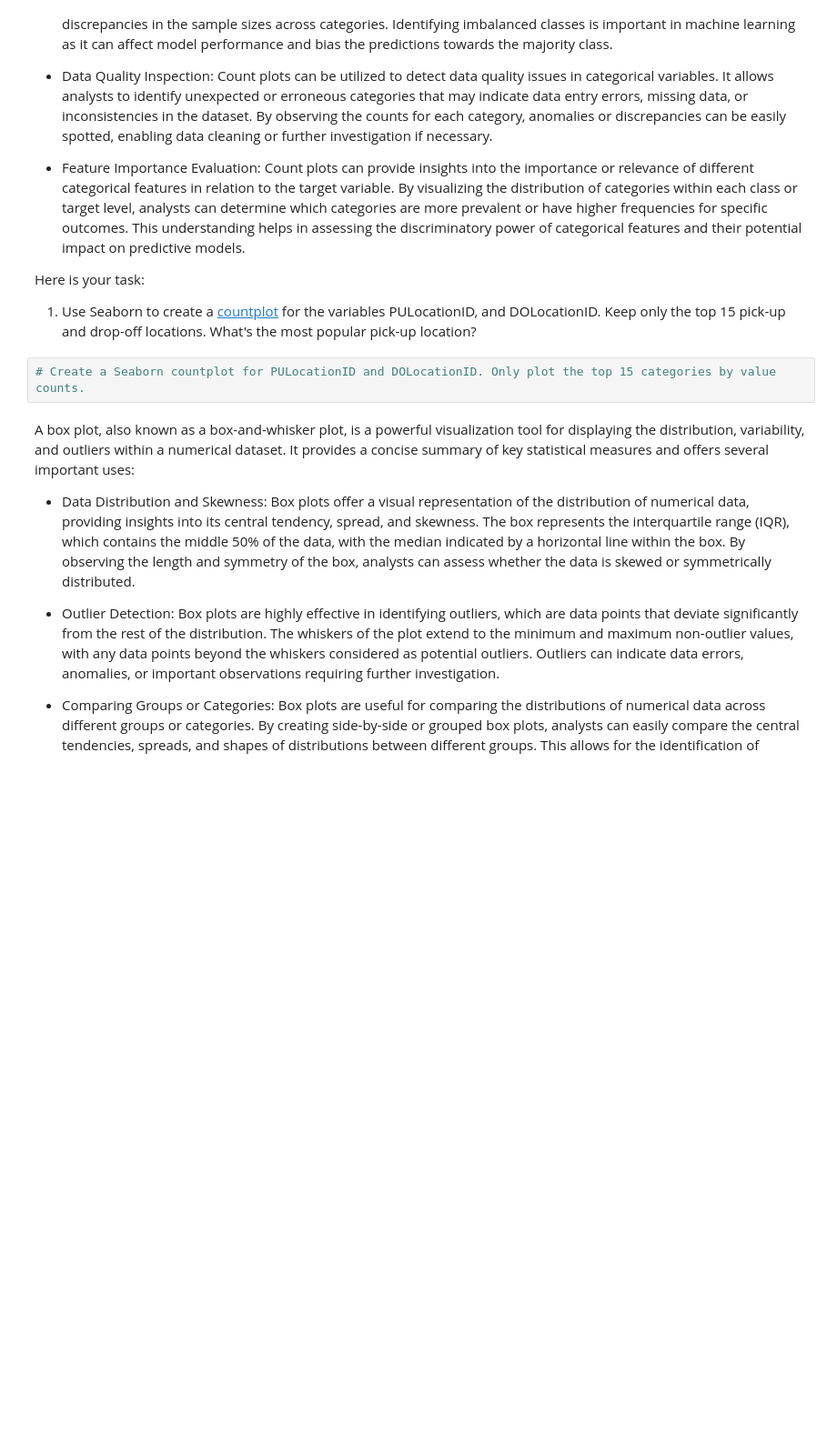
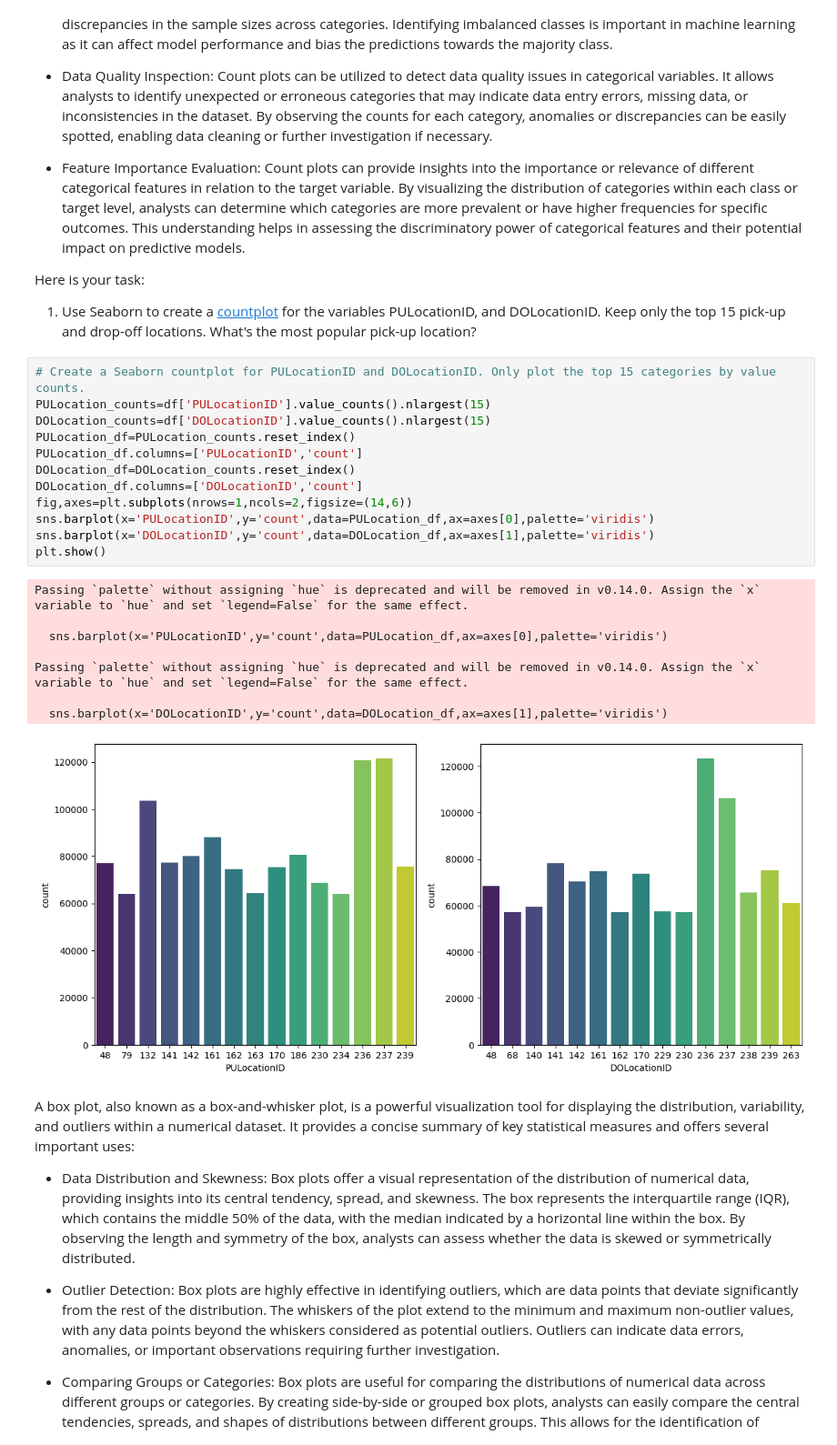
Before and after one commit to hlee014e/ucsd-mle-bootcamp, a Jupyter notebook: Student_MLE_MiniProject_EDA.ipynb, the cells around one changed output. Shown at 91% size. Cells and saved outputs as stored; diff of their text form; blank space fills up the shorter version.

```diff
--- a/Student_MLE_MiniProject_EDA.ipynb
+++ b/Student_MLE_MiniProject_EDA.ipynb
@@ -205,8 +205,27 @@ A count plot is a type of categorical plot that displays the number of occurrenc
 Here is your task:
 
   1. Use Seaborn to create a [countplot](https://seaborn.pydata.org/generated/seaborn.countplot.html) for the variables PULocationID, and DOLocationID. Keep only the top 15 pick-up and drop-off locations. What's the most popular pick-up location?
-# %%
-# Create a Seaborn countplot for PULocationID and DOLocationID. Only plot the top 15 categories by value counts.
+# %%
+# Create a Seaborn countplot for PULocationID and DOLocationID. Only plot the top 15 categories by value counts.
+PULocation_counts=df['PULocationID'].value_counts().nlargest(15)
+DOLocation_counts=df['DOLocationID'].value_counts().nlargest(15)
+PULocation_df=PULocation_counts.reset_index()
+PULocation_df.columns=['PULocationID','count']
+DOLocation_df=DOLocation_counts.reset_index()
+DOLocation_df.columns=['DOLocationID','count']
+fig,axes=plt.subplots(nrows=1,ncols=2,figsize=(14,6))
+sns.barplot(x='PULocationID',y='count',data=PULocation_df,ax=axes[0],palette='viridis')
+sns.barplot(x='DOLocationID',y='count',data=DOLocation_df,ax=axes[1],palette='viridis')
+plt.show()
+# %% [output]
+Passing `palette` without assigning `hue` is deprecated and will be removed in v0.14.0. Assign the `x` variable to `hue` and set `legend=False` for the same effect.
+
+  sns.barplot(x='PULocationID',y='count',data=PULocation_df,ax=axes[0],palette='viridis')
+
+Passing `palette` without assigning `hue` is deprecated and will be removed in v0.14.0. Assign the `x` variable to `hue` and set `legend=False` for the same effect.
+
+  sns.barplot(x='DOLocationID',y='count',data=DOLocation_df,ax=axes[1],palette='viridis')
+[figure, added]
 # %% [markdown]
 A box plot, also known as a box-and-whisker plot, is a powerful visualization tool for displaying the distribution, variability, and outliers within a numerical dataset. It provides a concise summary of key statistical measures and offers several important uses:
 
```
Also changed, not shown: parts of 1 cell of this notebook.
